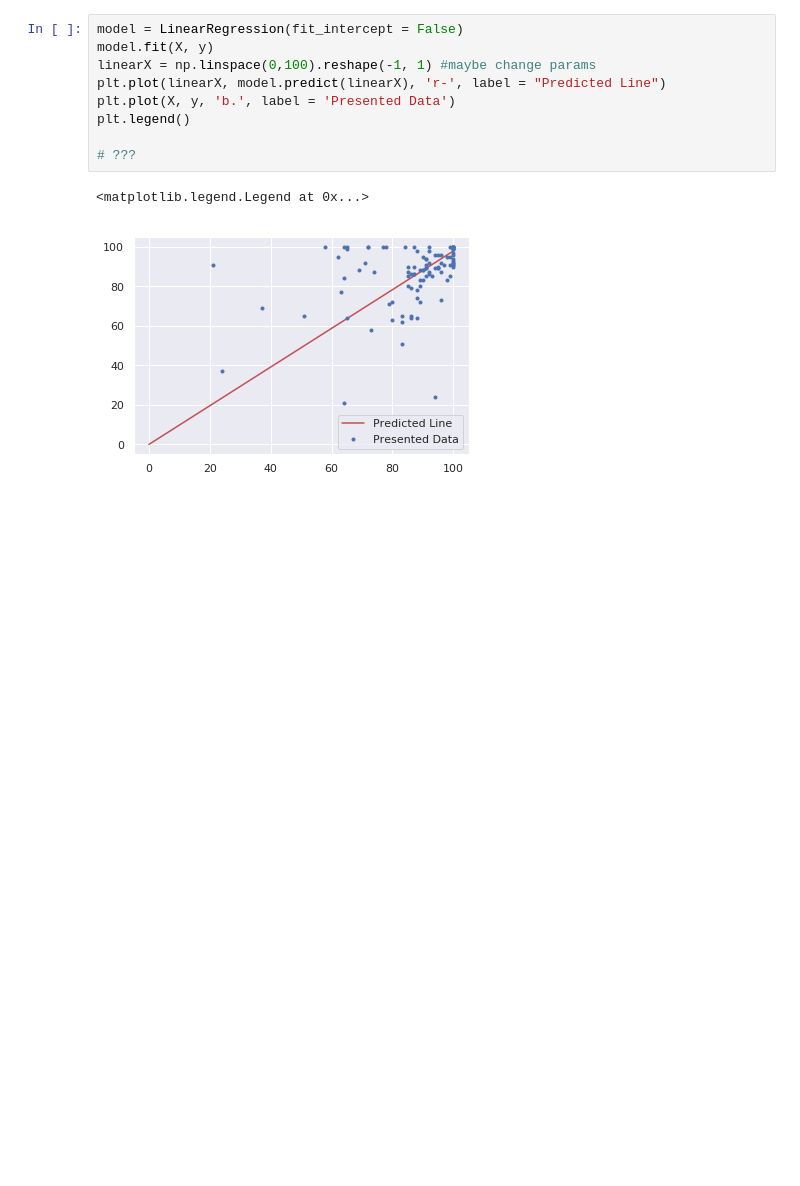
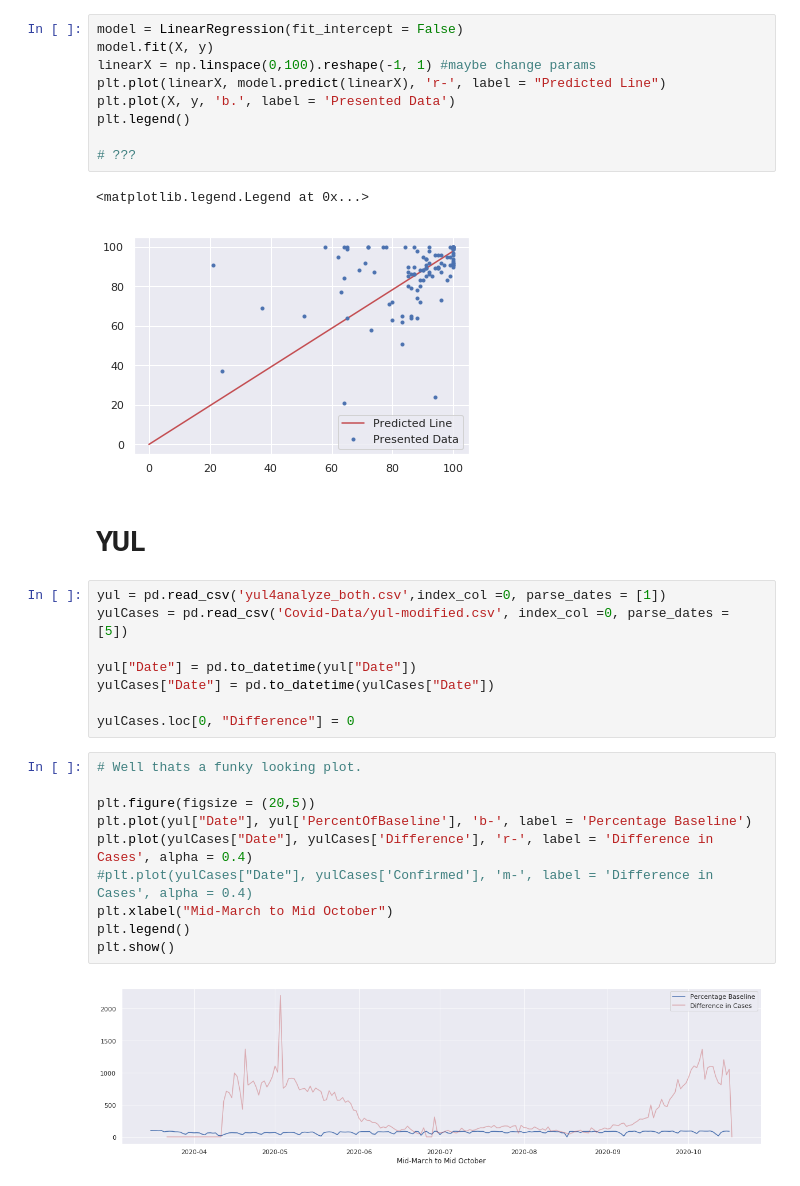
Before and after one commit to clement-ip/covid-airport-travel, a Jupyter notebook: analyze_both.ipynb, the cells around one changed output. Cells and saved outputs as stored; diff of their text form; blank space fills up the shorter version.

```diff
--- a/analyze_both.ipynb
+++ b/analyze_both.ipynb
@@ -269,3 +273,25 @@ plt.legend()
 # %% [output]
 <matplotlib.legend.Legend at 0x...>
 [figure]
+# %% [markdown]
+# YUL
+# %%
+yul = pd.read_csv('yul4analyze_both.csv',index_col =0, parse_dates = [1])
+yulCases = pd.read_csv('Covid-Data/yul-modified.csv', index_col =0, parse_dates = [5])
+
+yul["Date"] = pd.to_datetime(yul["Date"])
+yulCases["Date"] = pd.to_datetime(yulCases["Date"])
+
+yulCases.loc[0, "Difference"] = 0
+# %%
+# Well thats a funky looking plot.
+
+plt.figure(figsize = (20,5))
+plt.plot(yul["Date"], yul['PercentOfBaseline'], 'b-', label = 'Percentage Baseline')
+plt.plot(yulCases["Date"], yulCases['Difference'], 'r-', label = 'Difference in Cases', alpha = 0.4)
+#plt.plot(yulCases["Date"], yulCases['Confirmed'], 'm-', label = 'Difference in Cases', alpha = 0.4)
+plt.xlabel("Mid-March to Mid October")
+plt.legend()
+plt.show()
+# %% [output]
+[figure, added]
```
Also changed, not shown: parts of 11 cells of this notebook, 2 other files.
